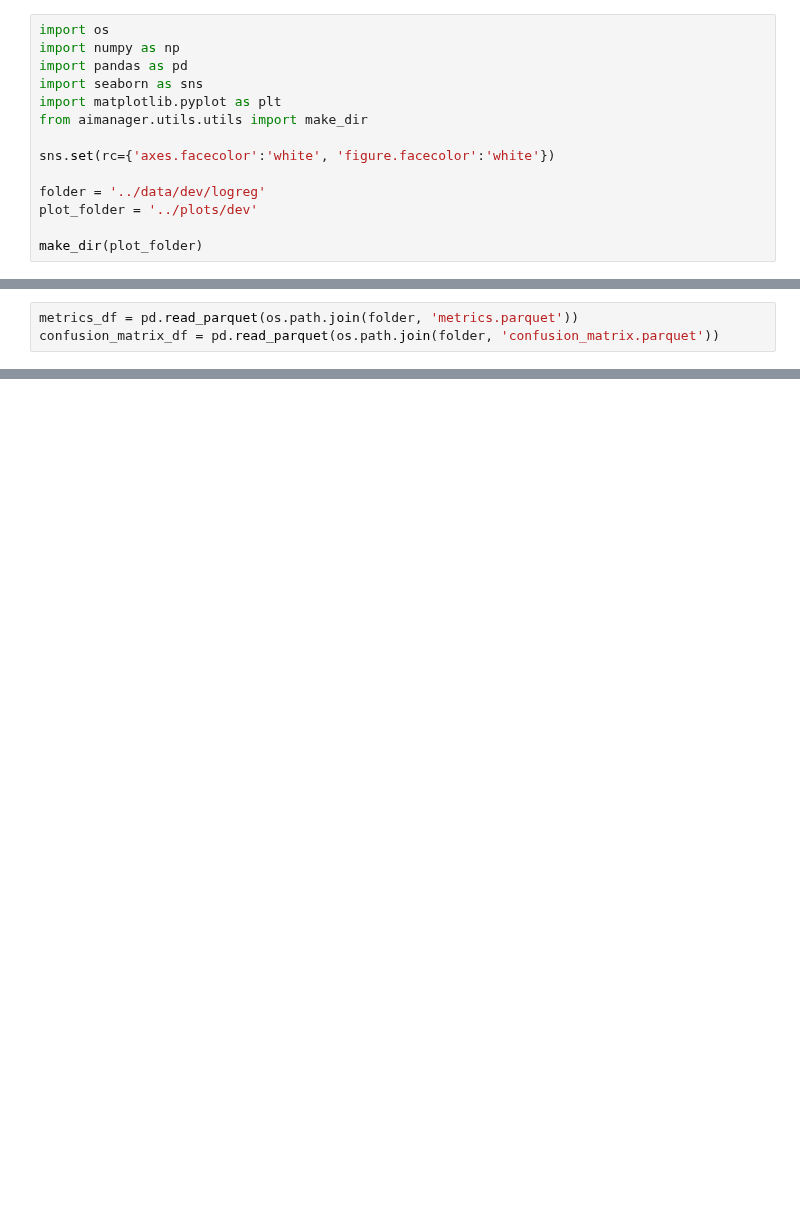
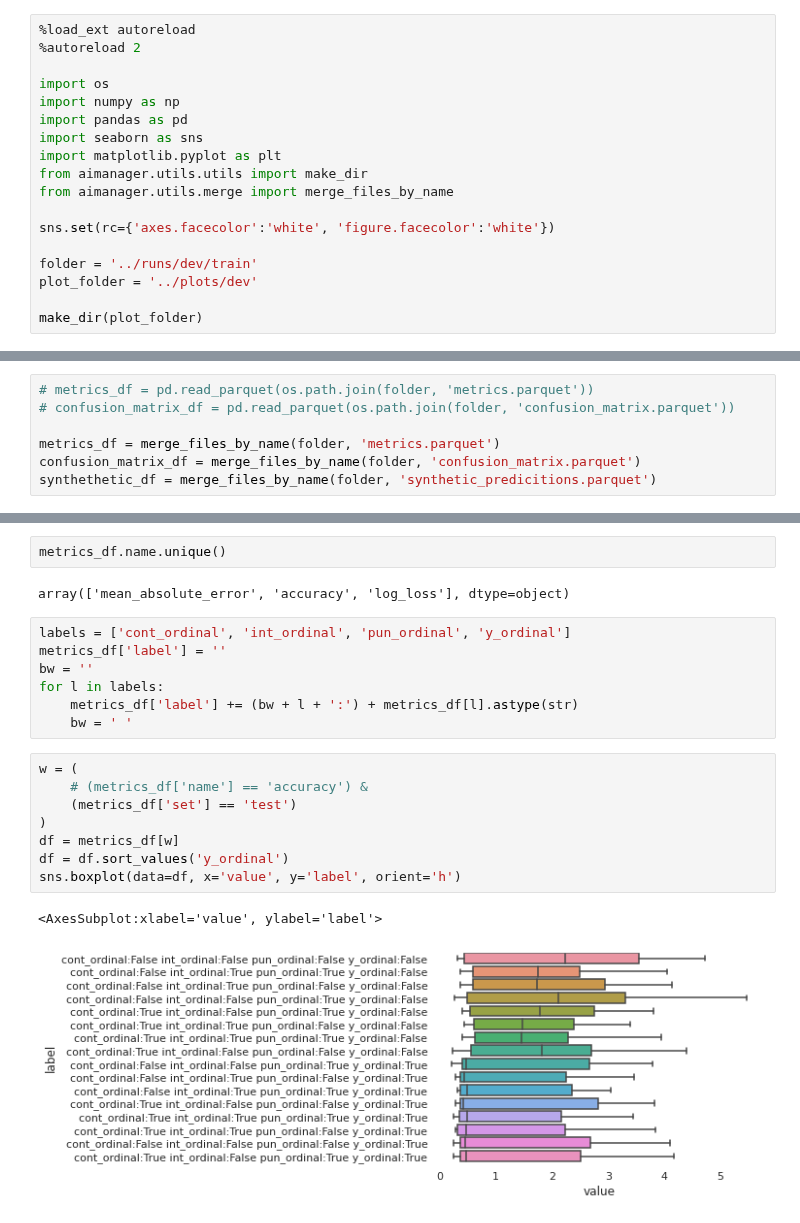
Before and after one commit to center-for-humans-and-machines/algorithmic-institutions, a Jupyter notebook: notebooks/logreg_vis.ipynb, the cells around one changed output, grey strips where cells are left out. Saved outputs shown, nothing was run; the diff lists cells and outputs as text; blank space fills up the shorter version.

```diff
--- a/notebooks/logreg_vis.ipynb
+++ b/notebooks/logreg_vis.ipynb
@@ -1,14 +1,18 @@
 # %%
+%load_ext autoreload
+%autoreload 2
+
 import os
 import numpy as np
 import pandas as pd
 import seaborn as sns
 import matplotlib.pyplot as plt
 from aimanager.utils.utils import make_dir
+from aimanager.utils.merge import merge_files_by_name
 
 sns.set(rc={'axes.facecolor':'white', 'figure.facecolor':'white'})
 
-folder = '../data/dev/logreg'
+folder = '../runs/dev/train'
 plot_folder = '../plots/dev'
 
 make_dir(plot_folder)
@@ -15,3 +22,7 @@ make_dir(plot_folder)
 # %%
-metrics_df = pd.read_parquet(os.path.join(folder, 'metrics.parquet'))
-confusion_matrix_df = pd.read_parquet(os.path.join(folder, 'confusion_matrix.parquet'))
+# metrics_df = pd.read_parquet(os.path.join(folder, 'metrics.parquet'))
+# confusion_matrix_df = pd.read_parquet(os.path.join(folder, 'confusion_matrix.parquet'))
+
+metrics_df = merge_files_by_name(folder, 'metrics.parquet')
+confusion_matrix_df = merge_files_by_name(folder, 'confusion_matrix.parquet')
+synthethetic_df = merge_files_by_name(folder, 'synthetic_predicitions.parquet')
@@ -26,0 +35,22 @@ Index(['set', 'cv_split', 'y_true', 'y_pred', 'value'], dtype='object')
+# %%
+metrics_df.name.unique()
+# %% [output]
+array(['mean_absolute_error', 'accuracy', 'log_loss'], dtype=object)
+# %%
+labels = ['cont_ordinal', 'int_ordinal', 'pun_ordinal', 'y_ordinal']
+metrics_df['label'] = ''
+bw = ''
+for l in labels:
+    metrics_df['label'] += (bw + l + ':') + metrics_df[l].astype(str)
+    bw = ' '
+# %%
+w = (
+    # (metrics_df['name'] == 'accuracy') &
+    (metrics_df['set'] == 'test')
+)
+df = metrics_df[w]
+df = df.sort_values('y_ordinal')
+sns.boxplot(data=df, x='value', y='label', orient='h')
+# %% [output]
+<AxesSubplot:xlabel='value', ylabel='label'>
+[figure, added]
```
Also changed, not shown: parts of 14 cells of this notebook, 7 other files.
